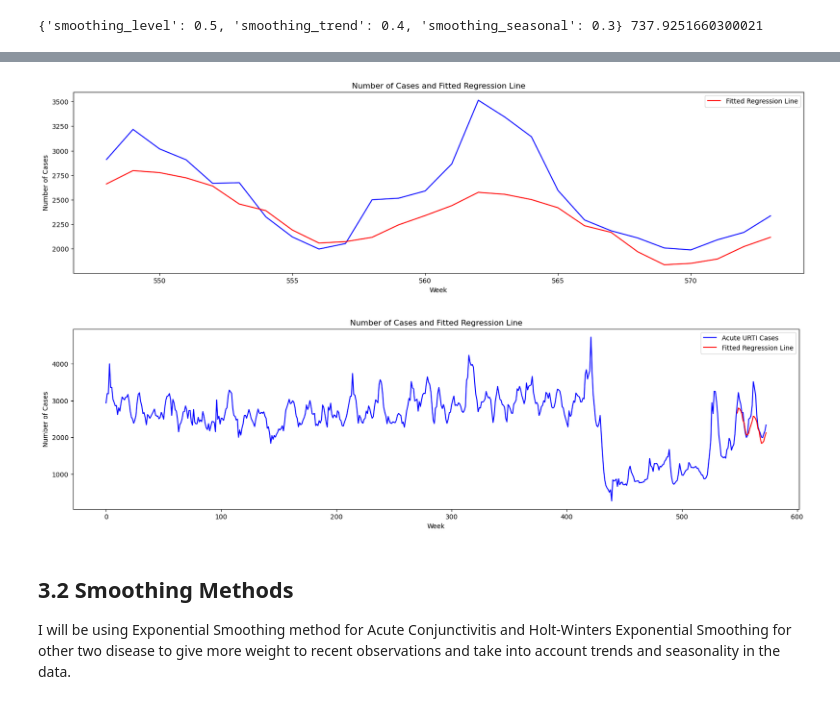
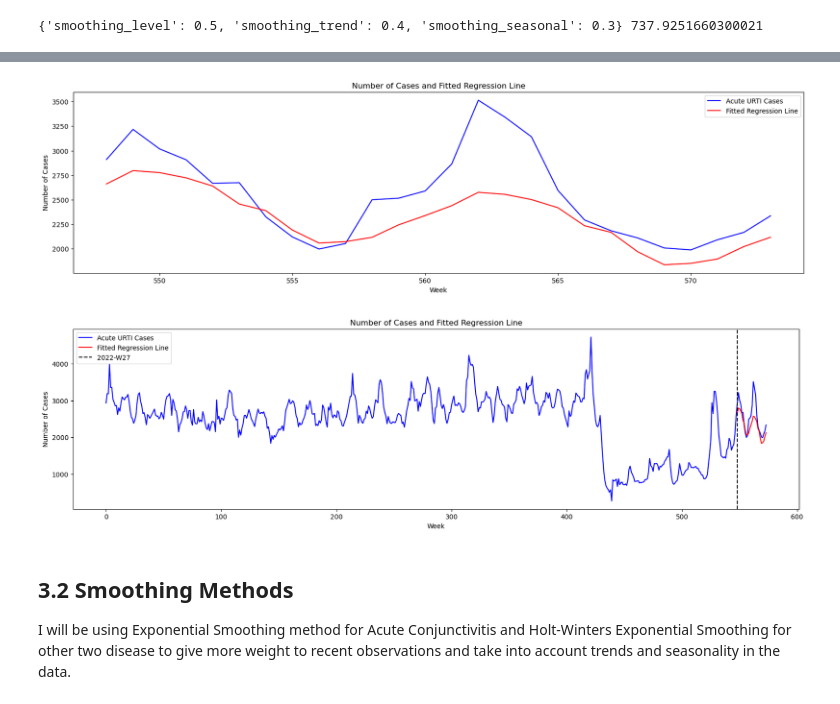
Before and after one commit to shingurding/polyclinic-attendance-prediction, a Jupyter notebook: models_training.ipynb, the cells around one changed output, grey strips where cells are left out. Cells and saved outputs as stored; diff of their text form; code cells hidden in the pictures.

```diff
--- a/models_training.ipynb
+++ b/models_training.ipynb
@@ -257,7 +258,7 @@ for degree in range(2, 30):
 all_losses.append({
     'Disease': 'Acute Diarrhoea',
     'Model': f'Polynomial Regression \n(degree={best_degree})',
-    'MSE Loss': smallest_mse
+    'MSE': smallest_mse
 })
 print("Best Degree:", best_degree)
 print("Smallest MSE:", smallest_mse)
@@ -320,7 +322,7 @@ for degree in range(2, 30):
 all_losses.append({
     'Disease': 'Acute URTI',
     'Model': f'Polynomial Regression \n(degree={best_degree})',
-    'MSE Loss': smallest_mse
+    'MSE': smallest_mse
 })
 print("Best Degree:", best_degree)
 print("Smallest MSE:", smallest_mse)
@@ -353,5 +356,5 @@ plt.show()
 # %%
-# Using Holt's Winter Exponential Smoothing
+# Using Holt-Winter's Exponential Smoothing
 hw_model = ExponentialSmoothing(
     train_acute_conjunctivitis["no._of_cases"],
     trend='add',
@@ -391,8 +394,8 @@ for smoothing_level in smoothing_levels:
 
 all_losses.append({
     'Disease': 'Acute Conjuntivitis',
-    'Model': f"Holt's Winter Smoothing Method, \nparams={best_params}",
-    'MSE Loss': smallest_mse
+    'Model': f"Holt-Winter's Smoothing Method, \nparams={best_params}",
+    'MSE': smallest_mse
 })
 print(best_params, smallest_mse)
 # %% [output]
@@ -474,8 +478,8 @@ for smoothing_level in smoothing_levels:
 
 all_losses.append({
     'Disease': 'Acute Diarrhoea',
-    'Model': f"Holt's Winter Smoothing Method, \nparams={best_params}",
-    'MSE Loss': smallest_mse
+    'Model': f"Holt-Winter's Smoothing Method, \nparams={best_params}",
+    'MSE': smallest_mse
 })
 print(best_params, smallest_mse)
 # %% [output]
@@ -528,38 +533,39 @@ hw_model = ExponentialSmoothing(
 )
 
 hw_fit = hw_model.fit()
 
 # Forecast on test set
 forecast = hw_fit.forecast(steps=len(test_acute_urti["no._of_cases"]))
 
 mse = mean_squared_error(test_acute_urti["no._of_cases"].values, forecast)
 
 all_losses.append({
     'Disease': 'Acute URTI',
-    'Model': f"Holt's Winter Smoothing Method",
-    'MSE Loss': mse
+    'Model': f"Holt-Winter's Smoothing Method",
+    'MSE': mse
 })
 
 plt.figure(figsize=(20, 5))
-plt.plot(test_acute_urti.index, test_acute_urti["no._of_cases"], color='blue')
+plt.plot(test_acute_urti.index, test_acute_urti["no._of_cases"], label='Acute URTI Cases', color='blue')
 plt.plot(test_acute_urti.index, forecast, label='Fitted Regression Line', color='red')
 plt.xlabel('Week')
 plt.ylabel('Number of Cases')
 plt.title('Number of Cases and Fitted Regression Line')
 plt.legend()
 plt.show()
 
 plt.figure(figsize=(20, 5))
 plt.plot(acute_urti_df.index, acute_urti_df["no._of_cases"], label='Acute URTI Cases', color='blue')
 plt.plot(test_acute_urti.index, forecast, label='Fitted Regression Line', color='red')
+plt.axvline(x=548, color='black', linestyle='--', label='2022-W27')
 plt.xlabel('Week')
 plt.ylabel('Number of Cases')
 plt.title('Number of Cases and Fitted Regression Line')
 plt.legend()
 plt.show()
 # %% [output]
-[figure, old version]
+[figure, new version]
-[figure, old version]
+[figure, new version]
 # %% [markdown]
 ## 3.2 Smoothing Methods
 
```
Also changed, not shown: parts of 12 cells of this notebook.
